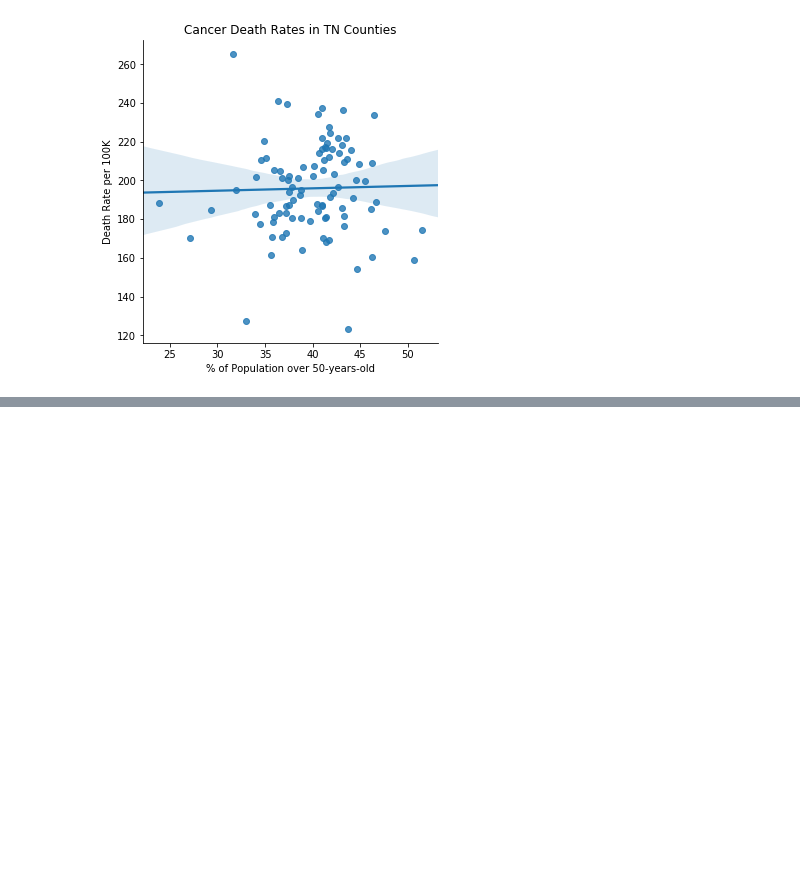
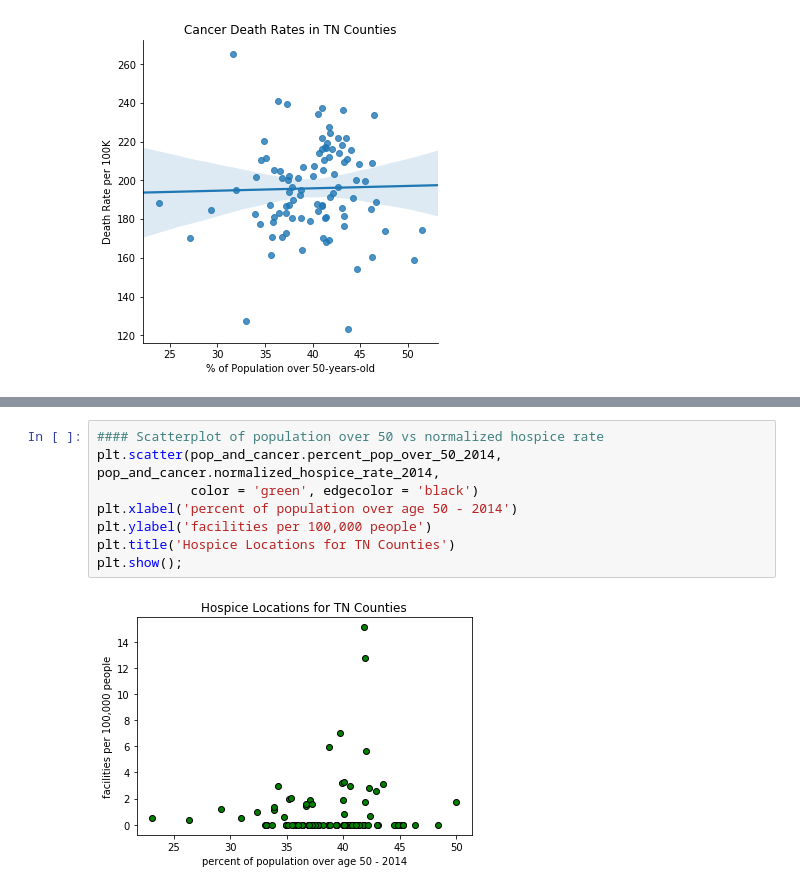
Before and after one commit to meganevogel/vanderbilt-aspire-data-essentials, a Jupyter notebook: data_science_essentials_week3.ipynb, the cells around one changed output, grey strips where cells are left out. Drawn from its saved outputs; the diff is of its cells as text; blank space fills up the shorter version.

```diff
--- a/data_science_essentials_week3.ipynb
+++ b/data_science_essentials_week3.ipynb
@@ -597,0 +611,10 @@ plt.show();
+# %%
+#### Scatterplot of population over 50 vs normalized hospice rate
+plt.scatter(pop_and_cancer.percent_pop_over_50_2014, pop_and_cancer.normalized_hospice_rate_2014,
+            color = 'green', edgecolor = 'black')
+plt.xlabel('percent of population over age 50 - 2014')
+plt.ylabel('facilities per 100,000 people')
+plt.title('Hospice Locations for TN Counties')
+plt.show();
+# %% [output]
+[figure, added]
```
Also changed, not shown: parts of 18 cells of this notebook.
